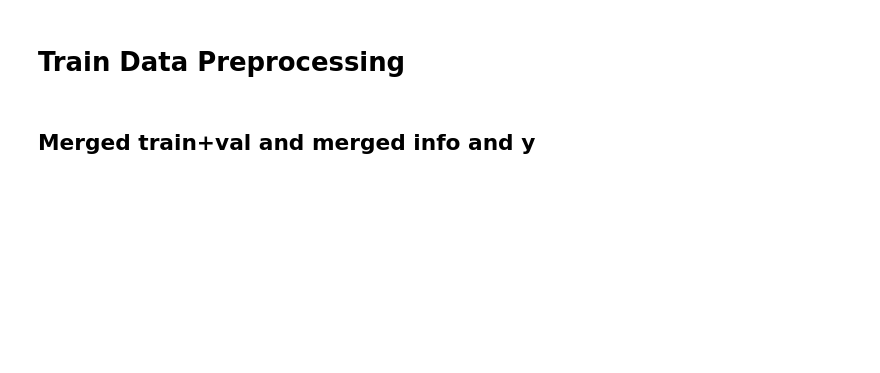
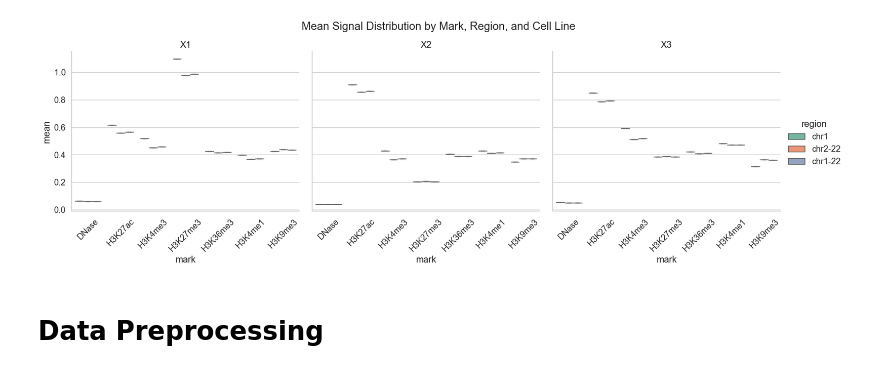
Before and after one commit to Dewey-Wang/Gene-expression-prediction, a Jupyter notebook: 1. data preprocessing/2. check gen region on bed.ipynb, the cells around one changed output. Cells and saved outputs as stored; diff of their text form; code cells hidden in the pictures; blank space fills up the shorter version.

```diff
--- a/1. data preprocessing/2. check gen region on bed.ipynb
+++ b/1. data preprocessing/2. check gen region on bed.ipynb
@@ -8,4 +242,24 @@ from scipy.stats import spearmanr
+# %%
+# === 🧠 一行多圖（跨 cell line 對比） ===
+sns.set(style="whitegrid", font_scale=1.2)
+g = sns.catplot(
+    data=summary_df,
+    x="mark", y="mean",
+    hue="region",  # 顏色區分 chr1 / chr2–22 / all
+    col="cell",    # 橫向分 cell line
+    kind="box",
+    col_order=["X1", "X2", "X3"],
+    palette="Set2",
+    sharey=True,
+    height=5, aspect=1.1
+)
+
+g.set_titles(col_template="{col_name}")
+g.set_xticklabels(rotation=45)
+plt.subplots_adjust(top=0.85)
+g.fig.suptitle("Mean Signal Distribution by Mark, Region, and Cell Line")
+plt.show()
+# %% [output]
+[figure, added]
 # %% [markdown]
-# Train Data Preprocessing
+# Data Preprocessing
-# %% [markdown]
-## Merged train+val and merged info and y
```
Also changed, not shown: parts of 13 cells of this notebook, 2 other files.
